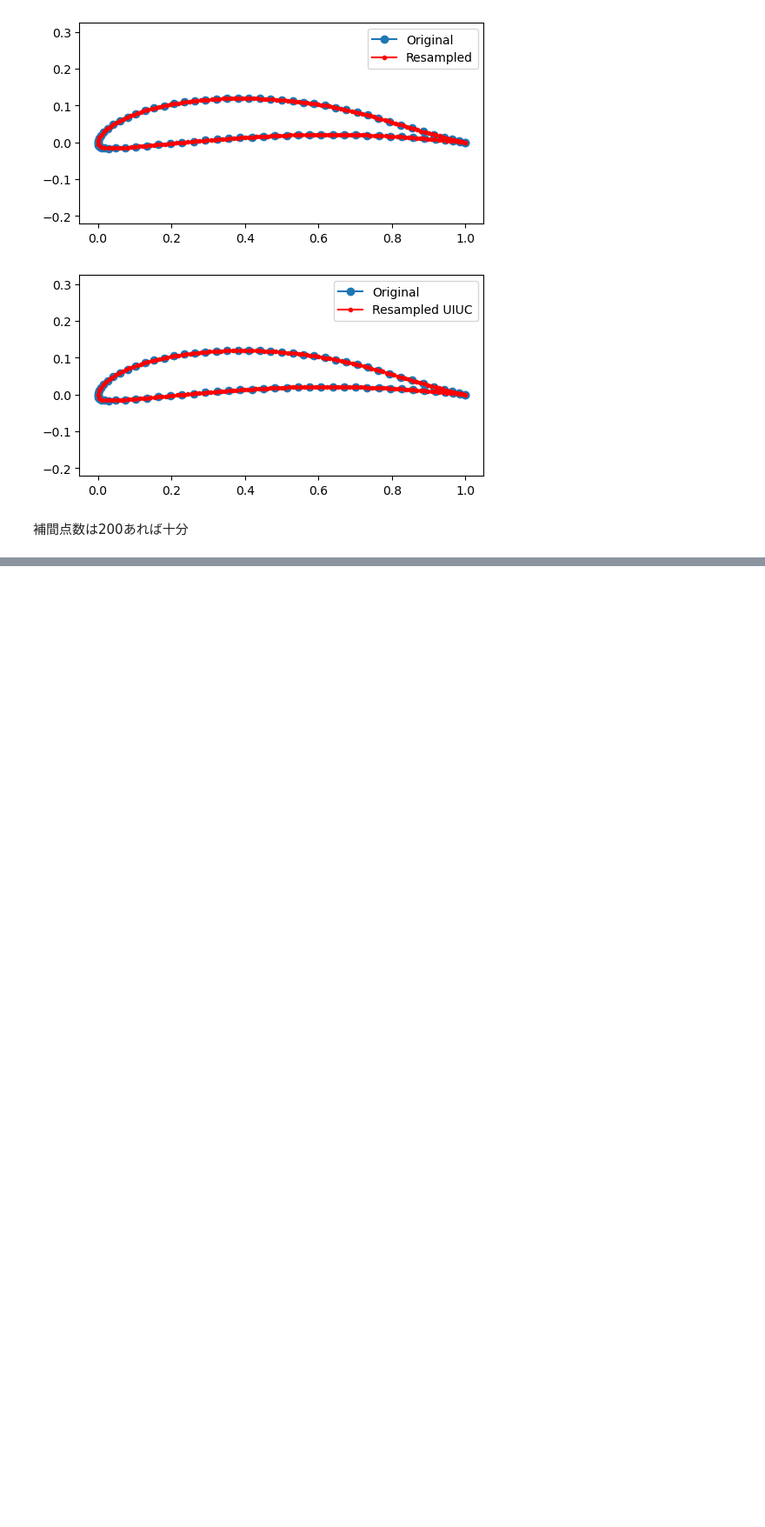
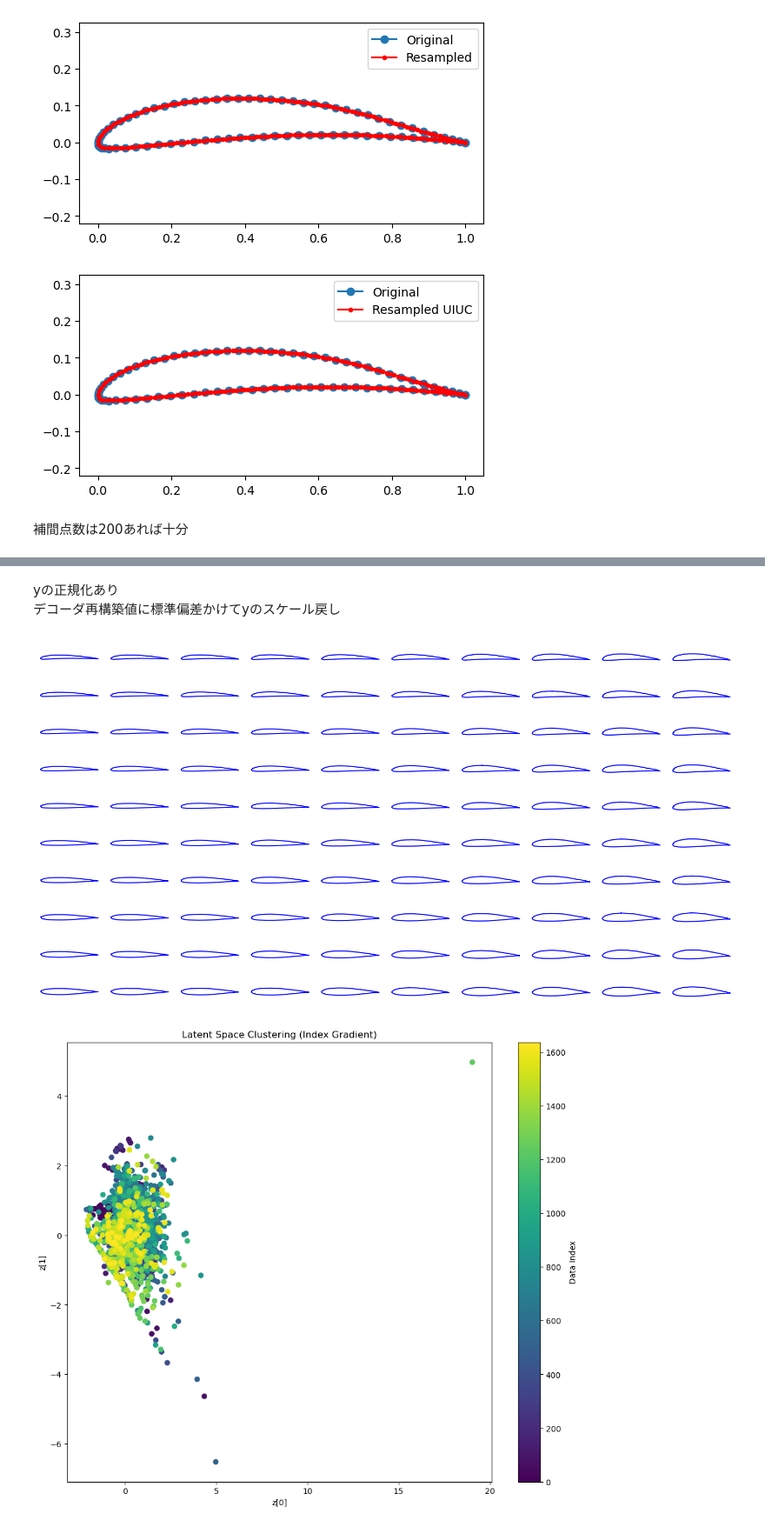
Before and after one commit to tnkm23/Airfoil-VAE, a Jupyter notebook: test01.ipynb, the cells around one changed output, grey strips where cells are left out. Shown at 87% size. Cells and saved outputs as stored; diff of their text form; code cells hidden in the pictures; blank space fills up the shorter version.

```diff
--- a/test01.ipynb
+++ b/test01.ipynb
@@ -110,0 +436,73 @@ plt.show()
+# %% [markdown]
+yの正規化あり
+デコーダ再構築値に標準偏差かけてyのスケール戻し
+# %%
+# -----------------------
+# ハイパーパラメータ
+# -----------------------
+DATA_PATH = "airfoils_resampled.npy"
+MODEL_DIR = "vae_models"
+BATCH_SIZE = 32
+EPOCHS = 30
+LATENT_DIM = 2         # 潜在次元（調整する）
+N_POINTS = 200
+N_CHANNELS = 2         # x,y
+LEARNING_RATE = 1e-3
+
+
+# Airfoilデータの読み込み
+airfoil_data = np.load("airfoils_resampled.npy").astype("float32")  # shape: (1637, 200, 2)
+
+# 必要ならyチャンネルのスケール調整
+# スケール調整なしだとxが主成分となり、yの変動が小さくなるため、yのスケールを調整
+y_std = np.std(airfoil_data[:,:,1])
+if y_std > 0:
+    airfoil_data[:,:,1] = airfoil_data[:,:,1] / y_std
+
+# 学習
+# vae.fit(airfoil_data, epochs=EPOCHS, batch_size=BATCH_SIZE)
+
+
+# デコーダ再構築値に標準偏差かけてyのスケール戻し
+def plot_latent_space_airfoil(vae, n=10, figsize=(15, 8)):
+    scale = 1.0
+    grid_x = np.linspace(-scale, scale, n)
+    grid_y = np.linspace(-scale, scale, n)[::-1]
+
+    fig, axes = plt.subplots(n, n, figsize=figsize)
+    for i, yi in enumerate(grid_y):
+        for j, xi in enumerate(grid_x):
+            z_sample = np.array([[xi, yi]])
+            coords_decoded = vae.decoder.predict(z_sample, verbose=0)[0]  # shape: (200, 2)
+            coords_decoded[:, 1] = coords_decoded[:, 1] * y_std
+
+            ax = axes[i, j]
+            ax.plot(coords_decoded[:,0], coords_decoded[:,1], 'b-')
+            ax.axis('equal')
+            ax.axis('off')
+    plt.tight_layout()
+    plt.show()
+
+
+
+def plot_label_clusters(vae, data):
+    # display a 2D plot of the airfoil latent space, colored by data index (gradient)
+    z_mean, _, _ = vae.encoder.predict(data, verbose=0)
+    idx = np.arange(len(z_mean))
+    plt.figure(figsize=(12, 10))
+    scatter = plt.scatter(z_mean[:, 0], z_mean[:, 1], c=idx, cmap='viridis')
+    plt.colorbar(scatter, label='Data Index')
+    plt.xlabel("z[0]")
+    plt.ylabel("z[1]")
+    plt.title("Latent Space Clustering (Index Gradient)")
+    plt.show()
+
+
+# grid plot
+plot_latent_space_airfoil(vae)
+
+# scatter plot
+plot_label_clusters(vae, airfoil_data)
+# %% [output]
+[figure, added]
+[figure, added]
```
Also changed, not shown: parts of 8 cells of this notebook, 2 other files.
